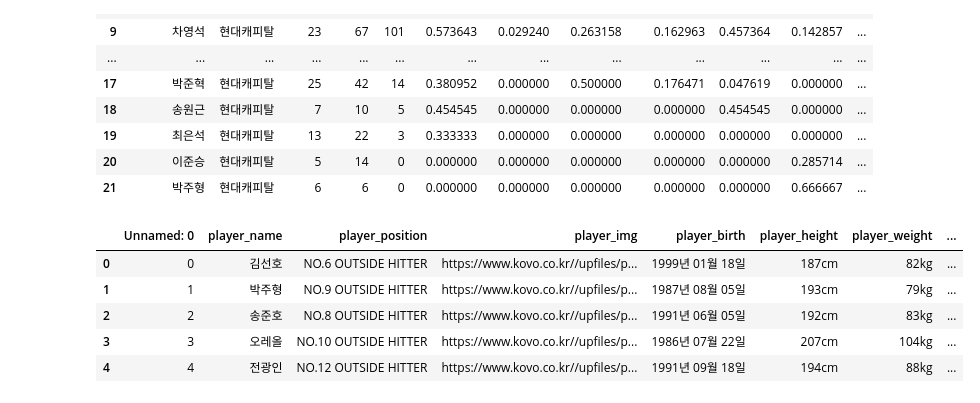
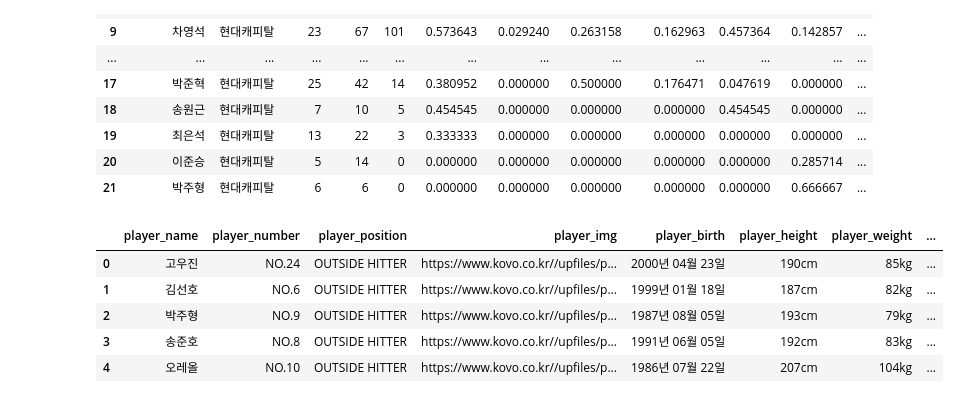
Before and after one commit to lwg1421/KOVO_project, a Jupyter notebook: visualization/RadarChart_data.ipynb, the cells around one changed output. Saved outputs shown, nothing was run; the diff lists cells and outputs as text; code cells hidden in the pictures.

```diff
--- a/visualization/RadarChart_data.ipynb
+++ b/visualization/RadarChart_data.ipynb
@@ -163,15 +163,15 @@ top_hdc_radar_na
 | 20 | 이준승 | 현대캐피탈 | 5 | 14 | 0 | 0.000000 | 0.000000 | 0.000000 | 0.000000 | 0.000000 | 0.285714 | ... |
 | 21 | 박주형 | 현대캐피탈 | 6 | 6 | 0 | 0.000000 | 0.000000 | 0.000000 | 0.000000 | 0.000000 | 0.666667 | ... |
 # %%
-player_data = pd.read_excel("C:/kovo/player_data_final.xlsx")
+player_data = pd.read_excel("C:/kovo/KOVO_player_data.xlsx")
 player_data.head()
 # %% [output]
-|  | Unnamed: 0 | player_name | player_position | player_img | player_birth | player_height | player_weight | ... |
-| 0 | 0 | 김선호 | NO.6 OUTSIDE HITTER | https://www.kovo.co.kr//upfiles/p... | 1999년 01월 18일 | 187cm | 82kg | ... |
-| 1 | 1 | 박주형 | NO.9 OUTSIDE HITTER | https://www.kovo.co.kr//upfiles/p... | 1987년 08월 05일 | 193cm | 79kg | ... |
-| 2 | 2 | 송준호 | NO.8 OUTSIDE HITTER | https://www.kovo.co.kr//upfiles/p... | 1991년 06월 05일 | 192cm | 83kg | ... |
-| 3 | 3 | 오레올 | NO.10 OUTSIDE HITTER | https://www.kovo.co.kr//upfiles/p... | 1986년 07월 22일 | 207cm | 104kg | ... |
-| 4 | 4 | 전광인 | NO.12 OUTSIDE HITTER | https://www.kovo.co.kr//upfiles/p... | 1991년 09월 18일 | 194cm | 88kg | ... |
+|  | player_name | player_number | player_position | player_img | player_birth | player_height | player_weight | ... |
+| 0 | 고우진 | NO.24 | OUTSIDE HITTER | https://www.kovo.co.kr//upfiles/p... | 2000년 04월 23일 | 190cm | 85kg | ... |
+| 1 | 김선호 | NO.6 | OUTSIDE HITTER | https://www.kovo.co.kr//upfiles/p... | 1999년 01월 18일 | 187cm | 82kg | ... |
+| 2 | 박주형 | NO.9 | OUTSIDE HITTER | https://www.kovo.co.kr//upfiles/p... | 1987년 08월 05일 | 193cm | 79kg | ... |
+| 3 | 송준호 | NO.8 | OUTSIDE HITTER | https://www.kovo.co.kr//upfiles/p... | 1991년 06월 05일 | 192cm | 83kg | ... |
+| 4 | 오레올 | NO.10 | OUTSIDE HITTER | https://www.kovo.co.kr//upfiles/p... | 1986년 07월 22일 | 207cm | 104kg | ... |
 # %%
 # 선수정보/ 선수 기록 합친 데이터프레임 생성
 
```
Also changed, not shown: parts of 2 cells of this notebook, 2 other files.
